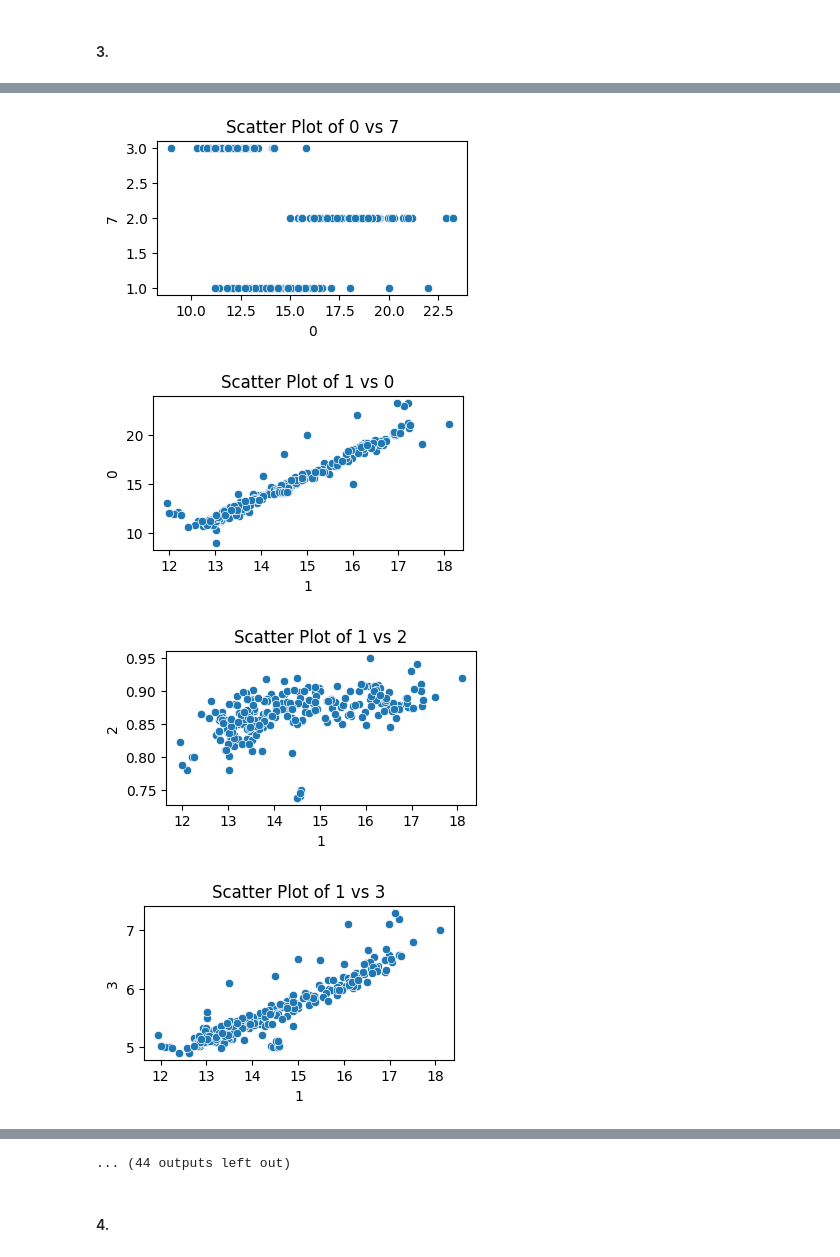
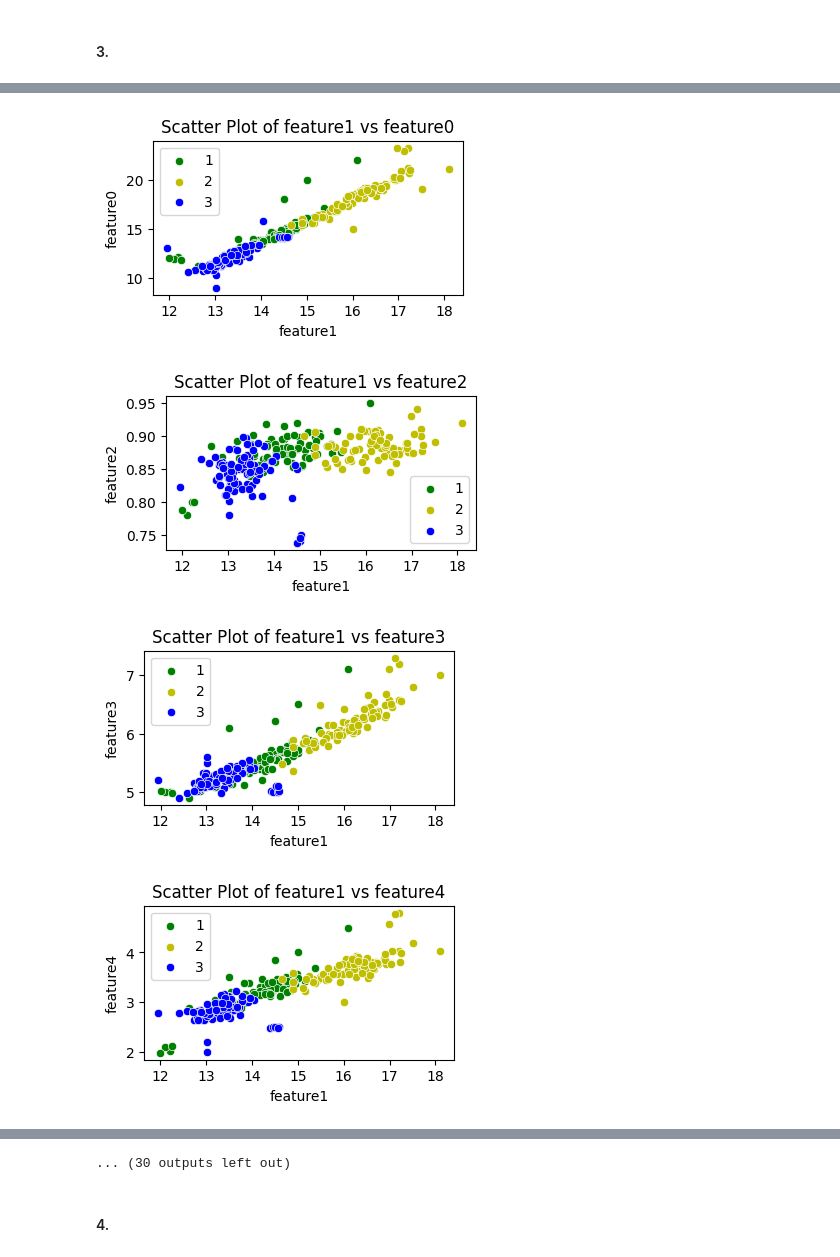
Before and after one commit to itsatefe/Pattern-Recognition, a Jupyter notebook: HW2/Multiclass Classification using Logestic Regression/DataLoad.ipynb, the cells around one changed output, grey strips where cells are left out. Cells and saved outputs as stored; diff of their text form; code cells hidden in the pictures.

```diff
--- a/HW2/Multiclass Classification using Logestic Regression/DataLoad.ipynb
+++ b/HW2/Multiclass Classification using Logestic Regression/DataLoad.ipynb
@@ -11,5 +11,9 @@ from sklearn.model_selection import train_test_split
 #### 1.
 # %%
 file_name = "data.txt"
-data = pd.read_csv(file_name, sep='\t', header=None)
+col_name = []
+for i in range(7):
+    col_name.append("feature" + str(i) )
+col_name.append("label")
+data = pd.read_csv(file_name, sep='\t', header=None, names=col_name)
 # %%
@@ -30,15 +41,21 @@ data.iloc[-1-1]
 # %% [output]
 3
+# %%
+label = data['label']
 # %% [markdown]
 #### 3.
 # %%
-for i in range(len(data.columns)):
-    for j in range(len(data.columns)):
+for i in range(len(data.columns) - 1):
+    for j in range(len(data.columns) - 1):
         if i != j :
-         plt.figure(figsize=(4, 2))
-         sbn.scatterplot(x=data[data.columns[i]], y=data[data.columns[j]])
-         plt.title(f'Scatter Plot of {data.columns[i]} vs {data.columns[j]}')
-         plt.xlabel(data.columns[i])
-         plt.ylabel(data.columns[j])
-         plt.show()
+            plt.figure(figsize=(4, 2))
+            sbn.scatterplot(x=data[label == 1]["feature"+str(i)], y=data[label == 1]["feature"+str(j)],c='g',label='1')
+            sbn.scatterplot(x=data[label == 2]["feature"+str(i)], y=data[label == 2]["feature"+str(j)],c='y',label='2')
+            sbn.scatterplot(x=data[label == 3]["feature"+str(i)], y=data[label == 3]["feature"+str(j)],c='b',label='3')
+            # plt.scatter(x_test[y_test == 0]['loc'], x_test[y_test == 0]['branchCount'], c='g', marker='x', label='Healthy (Test)')
+            # plt.scatter(x_test[y_test == 1]['loc'], x_test[y_test == 1]['branchCount'], c='y', marker='x', label='Defective (Test)')
+            plt.title(f'Scatter Plot of {data.columns[i]} vs {data.columns[j]}')
+            plt.xlabel(data.columns[i])
+            plt.ylabel(data.columns[j])
+            plt.show()
 # %% [output]
@@ -51,4 +68,4 @@ for i in range(len(data.columns)):
-[figure, old version]
+[figure, new version]
-[figure, old version]
+[figure, new version]
-[figure, old version]
+[figure, new version]
-[figure, old version]
+[figure, new version]
@@ -57,4 +74,4 @@ for i in range(len(data.columns)):
-... (44 outputs left out)
+... (30 outputs left out)
 # %% [markdown]
 #### 4.
 # %% [markdown]
```
Also changed, not shown: parts of 31 cells of this notebook, 2 other files.
